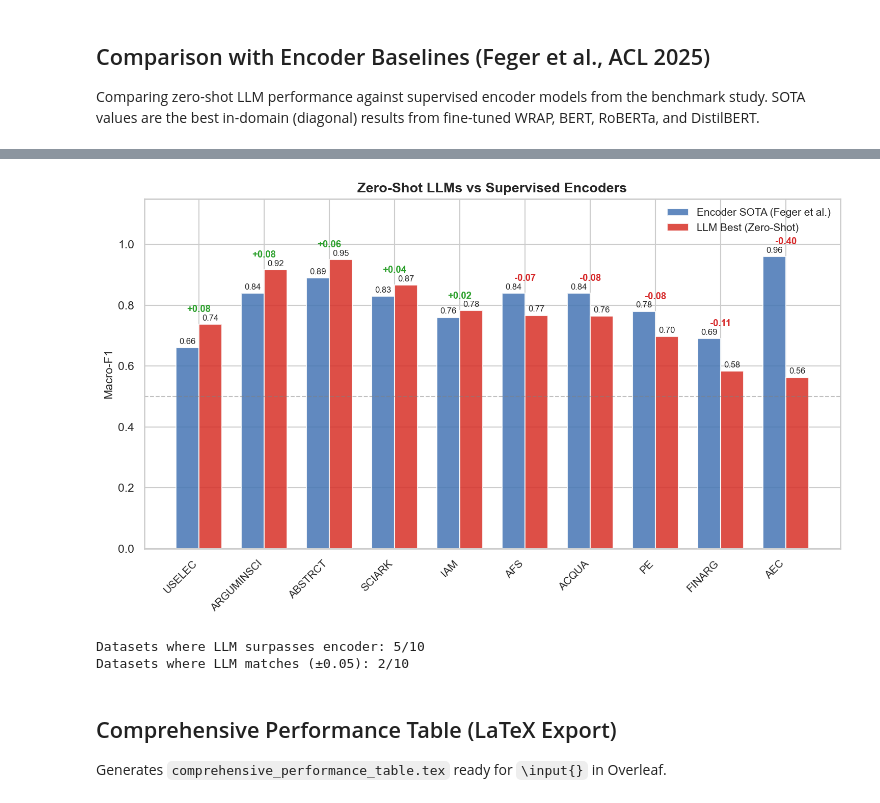
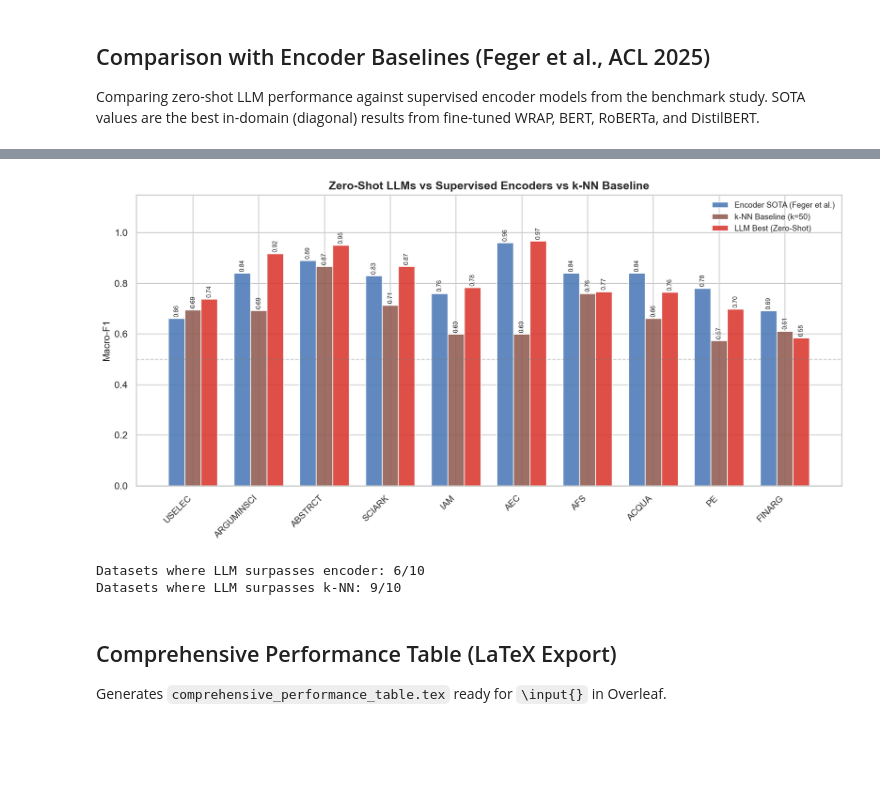
Before and after one commit to wideraHannes/GAIC-Thesis, a Jupyter notebook: experiments/v3/eval.ipynb, the cells around one changed output, grey strips where cells are left out. Saved outputs shown, nothing was run; the diff lists cells and outputs as text; code cells hidden in the pictures; blank space fills up the shorter version.

Commit message:
feat: new plots

```diff
--- a/experiments/v3/eval.ipynb
+++ b/experiments/v3/eval.ipynb
@@ -1164,6 +1193,6 @@ FEGER_POST_MANIP = {
 # %%
 # =============================================================================
-# PLOT: LLM Best vs Encoder SOTA (Original Text)
+# PLOT: LLM Best vs Encoder SOTA vs k-NN Baseline (Original Text)
 # =============================================================================
 
 # Get our best F1 per dataset (original text only)
@@ -1182,11 +1211,21 @@ for dataset in our_best.index:
 # Add Feger SOTA
 our_best["Encoder SOTA"] = our_best.index.map(lambda x: FEGER_SOTA.get(x, (np.nan, ""))[0])
 our_best["Encoder Model"] = our_best.index.map(lambda x: FEGER_SOTA.get(x, (np.nan, ""))[1])
-our_best["Delta"] = our_best["LLM Best"] - our_best["Encoder SOTA"]
 
-# Sort by delta (best improvements first)
-our_best = our_best.sort_values("Delta", ascending=False)
+# Add k-NN baseline
+our_best["k-NN"] = our_best.index.map(lambda x: KNN_BASELINE.get(x, np.nan))
 
-print("=== LLM vs Encoder SOTA Comparison ===\n")
+# Calculate deltas
+our_best["Delta vs Encoder"] = our_best["LLM Best"] - our_best["Encoder SOTA"]
+our_best["Delta vs k-NN"] = our_best["LLM Best"] - our_best["k-NN"]
+
+# Sort by delta vs encoder (best improvements first)
+our_best = our_best.sort_values("Delta vs Encoder", ascending=False)
+
+print("=== LLM vs Encoder SOTA vs k-NN Comparison ===\n")
 display(our_best.round(3))
+
+print(f"\nMean k-NN F1: {our_best['k-NN'].mean():.3f}")
+print(f"Mean LLM Best F1: {our_best['LLM Best'].mean():.3f}")
+print(f"Mean Encoder SOTA F1: {our_best['Encoder SOTA'].mean():.3f}")
 # %% [output]
@@ -1206,52 +1248,47 @@ display(our_best.round(3))
 # %%
 # =============================================================================
-# Paper-Ready Plot 1: LLM vs Encoder SOTA
+# Paper-Ready Plot: LLM vs Encoder SOTA vs k-NN Baseline
 # =============================================================================
 
-fig, ax = plt.subplots(figsize=(10, 6))
+plt.close('all')  # Clear any previous figures
+fig, ax = plt.subplots(figsize=(12, 6))
 
 datasets = our_best.index.tolist()
 x = np.arange(len(datasets))
-width = 0.35
+width = 0.25
 
-# Bars
-bars_encoder = ax.bar(x - width/2, our_best["Encoder SOTA"], width,
+# Bars (three groups): k-NN, Encoder, LLM
+bars_knn = ax.bar(x - width, our_best["k-NN"], width,
+                   label="k-NN Baseline (k=50)", color="#8c564b", alpha=0.85)
+bars_encoder = ax.bar(x, our_best["Encoder SOTA"], width,
                        label="Encoder SOTA (Feger et al.)", color="#4575b4", alpha=0.85)
-bars_llm = ax.bar(x + width/2, our_best["LLM Best"], width,
+bars_llm = ax.bar(x + width, our_best["LLM Best"], width,
                    label="LLM Best (Zero-Shot)", color="#d73027", alpha=0.85)
 
 # Value labels
-ax.bar_label(bars_encoder, fmt="%.2f", padding=2, fontsize=8)
-ax.bar_label(bars_llm, fmt="%.2f", padding=2, fontsize=8)
-
-# Delta annotations
-for i, (ds, row) in enumerate(our_best.iterrows()):
-    delta = row["Delta"]
-    color = "#2ca02c" if delta > 0 else "#d62728"
-    symbol = "+" if delta > 0 else ""
-    y_pos = max(row["LLM Best"], row["Encoder SOTA"]) + 0.04
-    ax.annotate(f"{symbol}{delta:.2f}", xy=(x[i], y_pos), ha="center",
-                fontsize=9, fontweight="bold", color=color)
+ax.bar_label(bars_knn, fmt="%.2f", padding=2, fontsize=7, rotation=90)
+ax.bar_label(bars_encoder, fmt="%.2f", padding=2, fontsize=7, rotation=90)
+ax.bar_label(bars_llm, fmt="%.2f", padding=2, fontsize=7, rotation=90)
 
 ax.set_xticks(x)
 ax.set_xticklabels(datasets, rotation=45, ha="right", fontsize=10)
 ax.set_ylabel("Macro-F1", fontsize=11)
 ax.set_ylim(0, 1.15)
 ax.axhline(0.5, color="gray", linestyle="--", linewidth=1, alpha=0.5)
-ax.legend(loc="upper right", fontsize=10)
-ax.set_title("Zero-Shot LLMs vs Supervised Encoders", fontsize=13, fontweight="bold")
+ax.legend(loc="upper right", fontsize=9)
+ax.set_title("Zero-Shot LLMs vs Supervised Encoders vs k-NN Baseline", fontsize=13, fontweight="bold")
 
 plt.tight_layout()
-plt.savefig(V1_DIR / "plot_llm_vs_encoder_sota.png", dpi=300, bbox_inches="tight")
-plt.savefig(V1_DIR / "plot_llm_vs_encoder_sota.pdf", bbox_inches="tight")
-plt.show()
+plt.savefig(V1_DIR / "plot_llm_vs_encoder_vs_knn.png", dpi=300, bbox_inches="tight")
+plt.savefig(V1_DIR / "plot_llm_vs_encoder_vs_knn.pdf", bbox_inches="tight")
+plt.close(fig)
 
-print(f"\nDatasets where LLM surpasses encoder: {(our_best['Delta'] > 0).sum()}/10")
-print(f"Datasets where LLM matches (±0.05): {((our_best['Delta'] >= -0.05) & (our_best['Delta'] <= 0.05)).sum()}/10")
+print(f"\nDatasets where LLM surpasses encoder: {(our_best['Delta vs Encoder'] > 0).sum()}/10")
+print(f"Datasets where LLM surpasses k-NN: {(our_best['Delta vs k-NN'] > 0).sum()}/10")
 # %% [output]
-[figure, old version]
+[figure, new version]
-Datasets where LLM surpasses encoder: 5/10
-Datasets where LLM matches (±0.05): 2/10
+Datasets where LLM surpasses encoder: 6/10
+Datasets where LLM surpasses k-NN: 9/10
 # %% [markdown]
 ## Comprehensive Performance Table (LaTeX Export)
 
```
Also changed, not shown: parts of 32 cells of this notebook, 19 other files.
